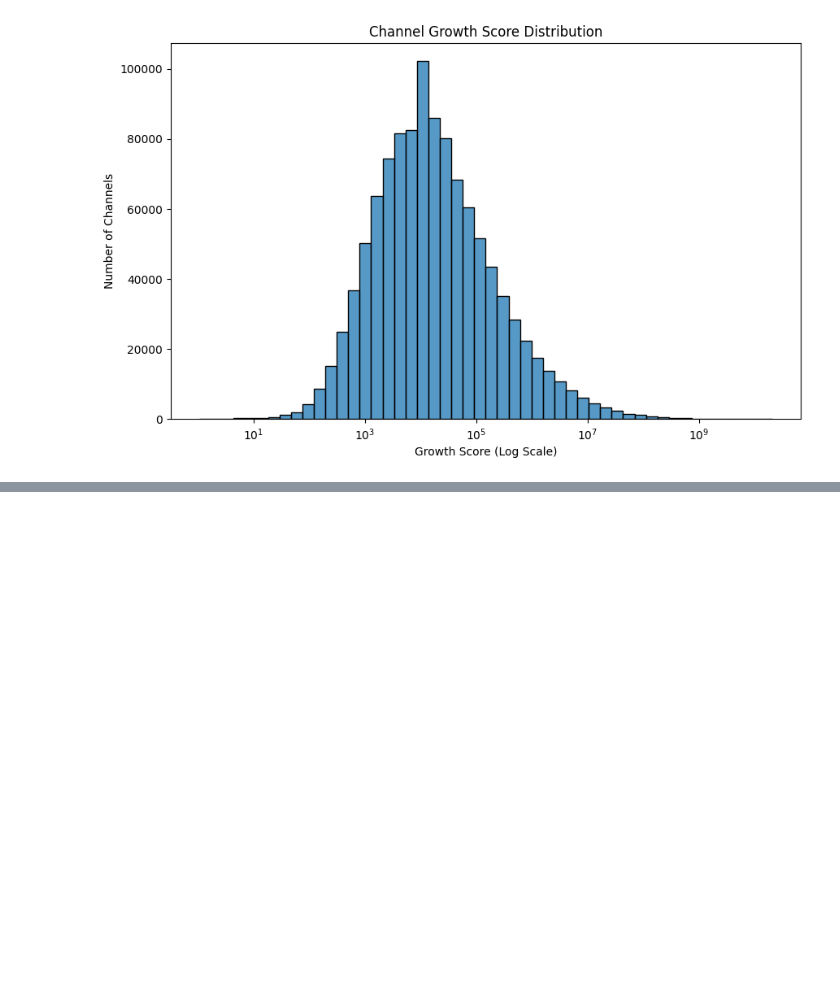
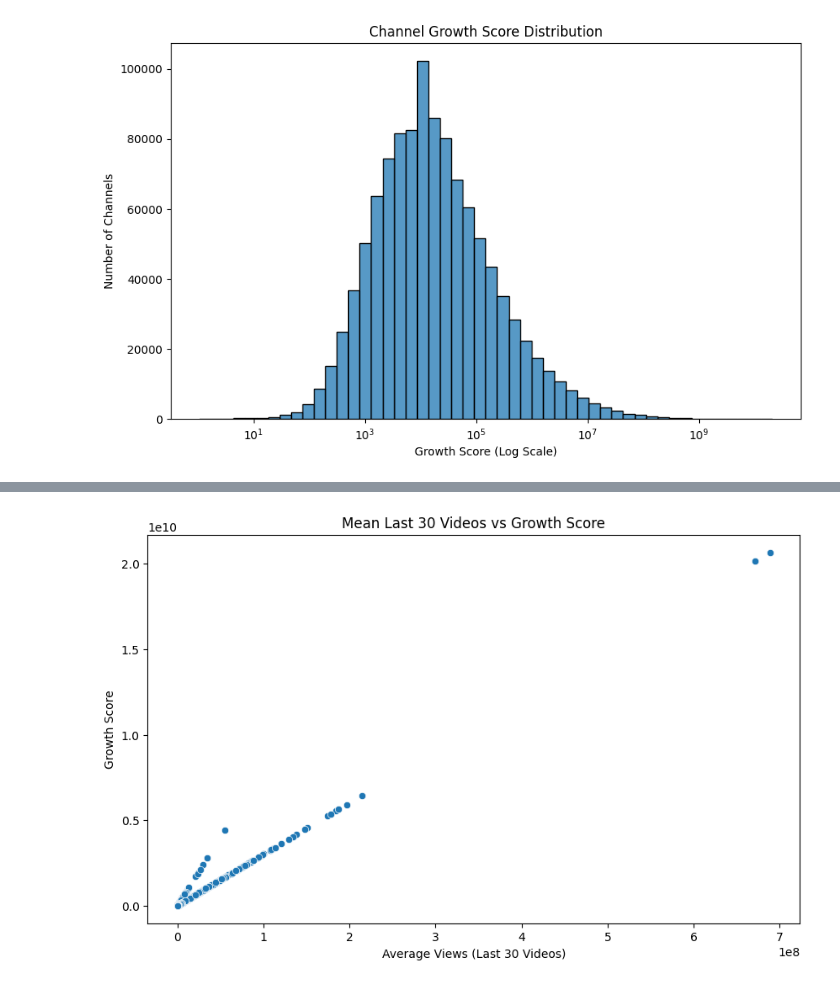
Before and after one commit to Shiva-Kumar-S-M/Projects, a Jupyter notebook: content growth pattern predictor.ipynb, the cells around one changed output, grey strips where cells are left out. Drawn from its saved outputs; the diff is of its cells as text; code cells hidden in the pictures; blank space fills up the shorter version.

```diff
--- a/content growth pattern predictor.ipynb
+++ b/content growth pattern predictor.ipynb
@@ -556,0 +564,11 @@ plt.show()
+# %%
+plt.figure(figsize=(10,6))
+sns.scatterplot(x=df['mean_views_last_30_videos'], y=df['growth_score'])
+
+plt.title("Mean Last 30 Videos vs Growth Score")
+plt.xlabel("Average Views (Last 30 Videos)")
+plt.ylabel("Growth Score")
+
+plt.show()
+# %% [output]
+[figure, added]
```
Also changed, not shown: parts of 3 cells of this notebook.
